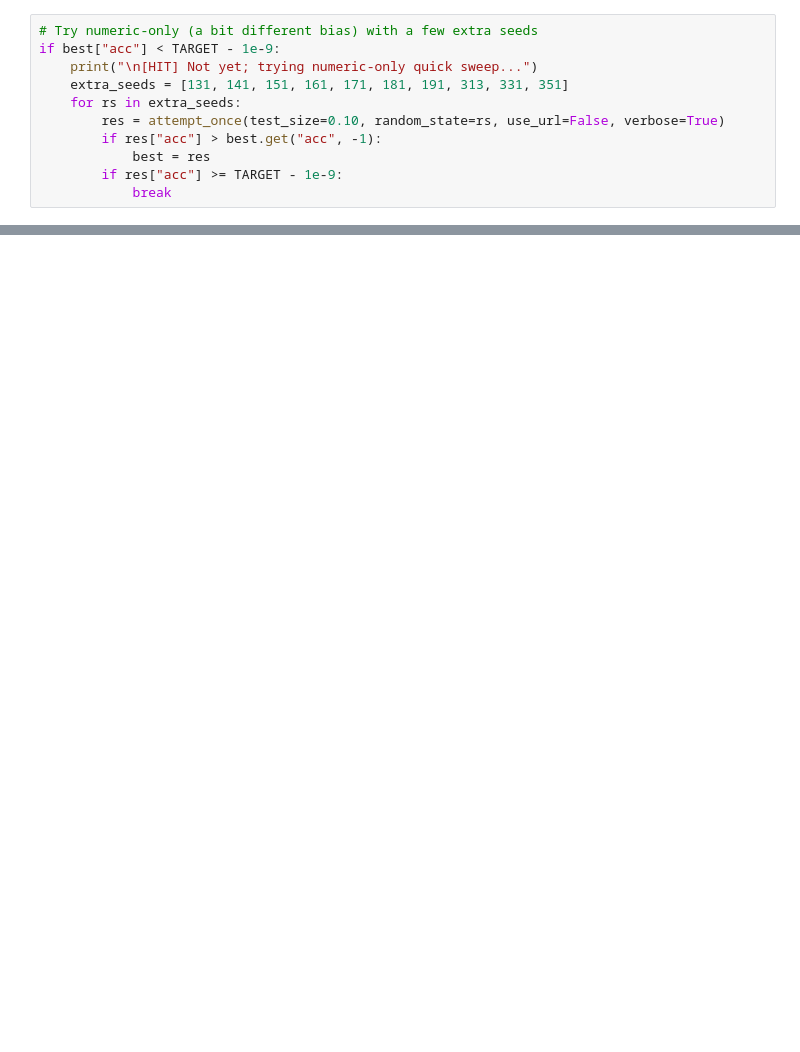
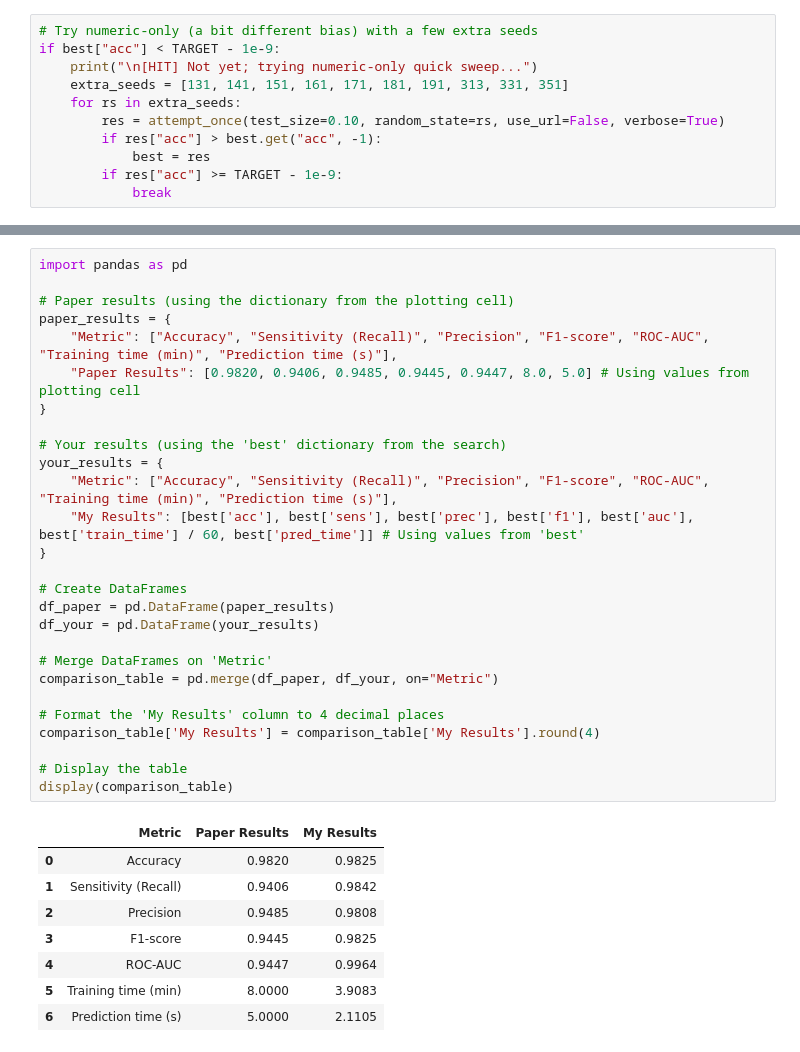
Before and after one commit to cheongyeechian/DLI, a Jupyter notebook: Goh_Wei_Qi_TP074409.ipynb, the cells around one changed output, grey strips where cells are left out. Cells and saved outputs as stored; diff of their text form; blank space fills up the shorter version.

```diff
--- a/Goh_Wei_Qi_TP074409.ipynb
+++ b/Goh_Wei_Qi_TP074409.ipynb
@@ -303,0 +381,36 @@ Total time               : 6.0s
+# %%
+import pandas as pd
+
+# Paper results (using the dictionary from the plotting cell)
+paper_results = {
+    "Metric": ["Accuracy", "Sensitivity (Recall)", "Precision", "F1-score", "ROC-AUC", "Training time (min)", "Prediction time (s)"],
+    "Paper Results": [0.9820, 0.9406, 0.9485, 0.9445, 0.9447, 8.0, 5.0] # Using values from plotting cell
+}
+
+# Your results (using the 'best' dictionary from the search)
+your_results = {
+    "Metric": ["Accuracy", "Sensitivity (Recall)", "Precision", "F1-score", "ROC-AUC", "Training time (min)", "Prediction time (s)"],
+    "My Results": [best['acc'], best['sens'], best['prec'], best['f1'], best['auc'], best['train_time'] / 60, best['pred_time']] # Using values from 'best'
+}
+
+# Create DataFrames
+df_paper = pd.DataFrame(paper_results)
+df_your = pd.DataFrame(your_results)
+
+# Merge DataFrames on 'Metric'
+comparison_table = pd.merge(df_paper, df_your, on="Metric")
+
+# Format the 'My Results' column to 4 decimal places
+comparison_table['My Results'] = comparison_table['My Results'].round(4)
+
+# Display the table
+display(comparison_table)
+# %% [output]
+|  | Metric | Paper Results | My Results |
+| 0 | Accuracy | 0.9820 | 0.9825 |
+| 1 | Sensitivity (Recall) | 0.9406 | 0.9842 |
+| 2 | Precision | 0.9485 | 0.9808 |
+| 3 | F1-score | 0.9445 | 0.9825 |
+| 4 | ROC-AUC | 0.9447 | 0.9964 |
+| 5 | Training time (min) | 8.0000 | 3.9083 |
+| 6 | Prediction time (s) | 5.0000 | 2.1105 |
```
Also changed, not shown: parts of 5 cells of this notebook.
